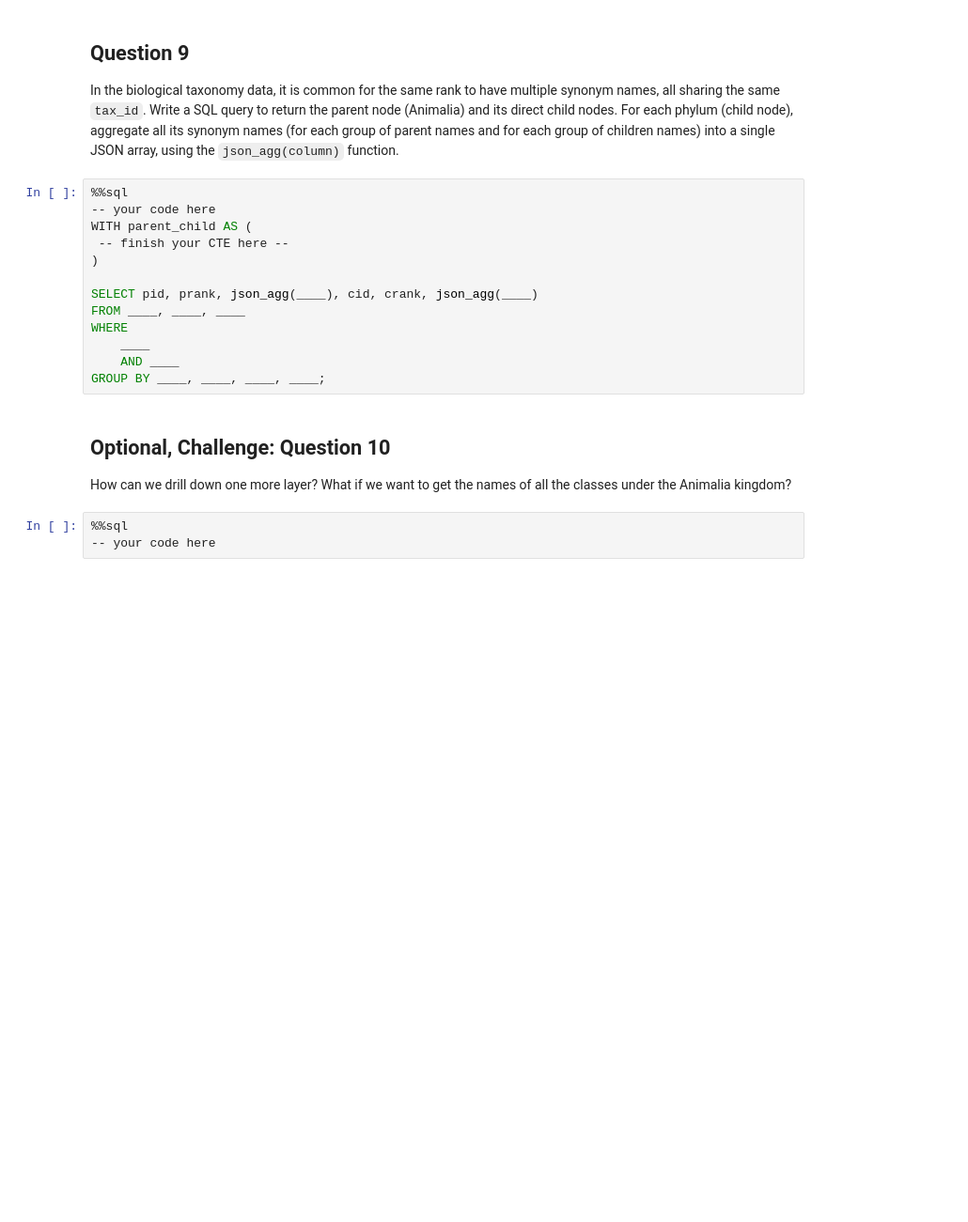
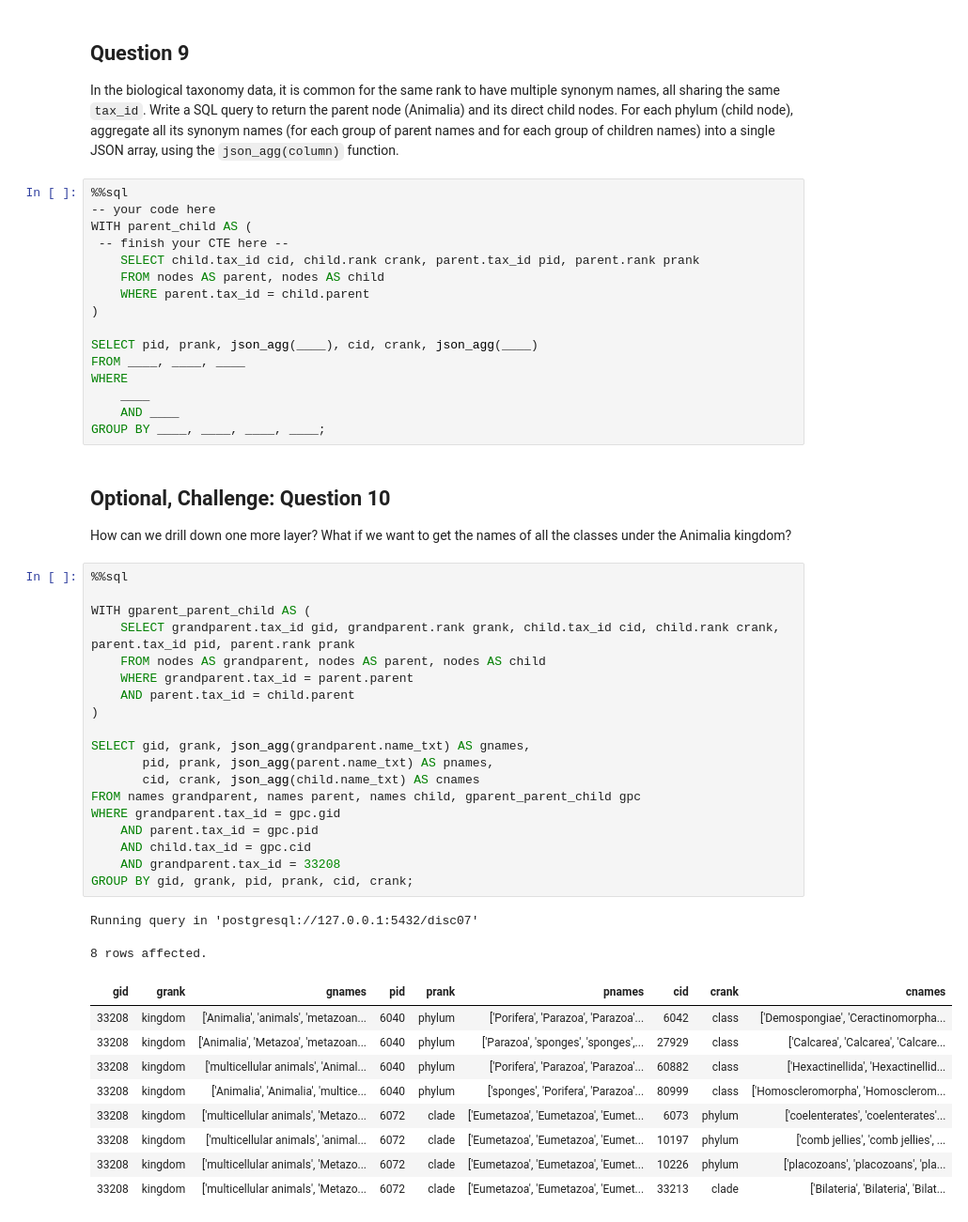
Before and after one commit to cal-data-eng/fa25-materials, a Jupyter notebook: disc/disc06/disc06.ipynb, the cells around one changed output. Shown at 94% size. Cells and saved outputs as stored; diff of their text form; blank space fills up the shorter version.

```diff
--- a/disc/disc06/disc06.ipynb
+++ b/disc/disc06/disc06.ipynb
@@ -288,6 +356,9 @@ child nodes. For each phylum (child node), aggregate all its synonym names (for
 -- your code here
 WITH parent_child AS (
  -- finish your CTE here --
+    SELECT child.tax_id cid, child.rank crank, parent.tax_id pid, parent.rank prank
+    FROM nodes AS parent, nodes AS child
+    WHERE parent.tax_id = child.parent
 )
 
 SELECT pid, prank, json_agg(____), cid, crank, json_agg(____)
@@ -301,4 +372,32 @@ GROUP BY ____, ____, ____, ____;
 How can we drill down one more layer? What if we want to get the names of all the classes under the Animalia kingdom?
 # %%
 %%sql
--- your code here
+
+WITH gparent_parent_child AS (
+    SELECT grandparent.tax_id gid, grandparent.rank grank, child.tax_id cid, child.rank crank, parent.tax_id pid, parent.rank prank
+    FROM nodes AS grandparent, nodes AS parent, nodes AS child
+    WHERE grandparent.tax_id = parent.parent
+    AND parent.tax_id = child.parent
+)
+
+SELECT gid, grank, json_agg(grandparent.name_txt) AS gnames,
+       pid, prank, json_agg(parent.name_txt) AS pnames,
+       cid, crank, json_agg(child.name_txt) AS cnames
+FROM names grandparent, names parent, names child, gparent_parent_child gpc
+WHERE grandparent.tax_id = gpc.gid
+    AND parent.tax_id = gpc.pid
+    AND child.tax_id = gpc.cid
+    AND grandparent.tax_id = 33208
+GROUP BY gid, grank, pid, prank, cid, crank;
+# %% [output]
+Running query in 'postgresql://127.0.0.1:5432/disc07'
+8 rows affected.
+| gid | grank | gnames | pid | prank | pnames | cid | crank | cnames |
+| 33208 | kingdom | ['Animalia', 'animals', 'metazoan... | 6040 | phylum | ['Porifera', 'Parazoa', 'Parazoa'... | 6042 | class | ['Demospongiae', 'Ceractinomorpha... |
+| 33208 | kingdom | ['Animalia', 'Metazoa', 'metazoan... | 6040 | phylum | ['Parazoa', 'sponges', 'sponges',... | 27929 | class | ['Calcarea', 'Calcarea', 'Calcare... |
+| 33208 | kingdom | ['multicellular animals', 'Animal... | 6040 | phylum | ['Porifera', 'Parazoa', 'Parazoa'... | 60882 | class | ['Hexactinellida', 'Hexactinellid... |
+| 33208 | kingdom | ['Animalia', 'Animalia', 'multice... | 6040 | phylum | ['sponges', 'Porifera', 'Parazoa'... | 80999 | class | ['Homoscleromorpha', 'Homosclerom... |
+| 33208 | kingdom | ['multicellular animals', 'Metazo... | 6072 | clade | ['Eumetazoa', 'Eumetazoa', 'Eumet... | 6073 | phylum | ['coelenterates', 'coelenterates'... |
+| 33208 | kingdom | ['multicellular animals', 'animal... | 6072 | clade | ['Eumetazoa', 'Eumetazoa', 'Eumet... | 10197 | phylum | ['comb jellies', 'comb jellies', ... |
+| 33208 | kingdom | ['multicellular animals', 'Metazo... | 6072 | clade | ['Eumetazoa', 'Eumetazoa', 'Eumet... | 10226 | phylum | ['placozoans', 'placozoans', 'pla... |
+| 33208 | kingdom | ['multicellular animals', 'Metazo... | 6072 | clade | ['Eumetazoa', 'Eumetazoa', 'Eumet... | 33213 | clade | ['Bilateria', 'Bilateria', 'Bilat... |
```
Also changed, not shown: parts of 8 cells of this notebook.
